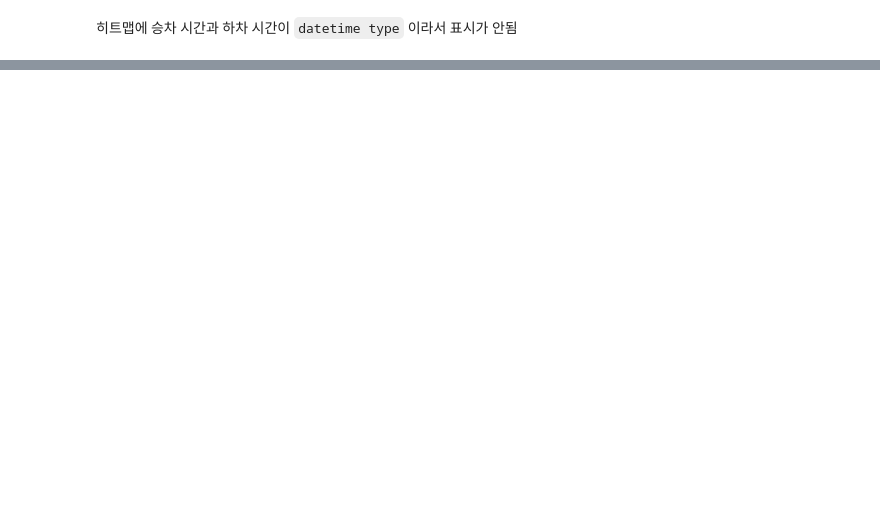
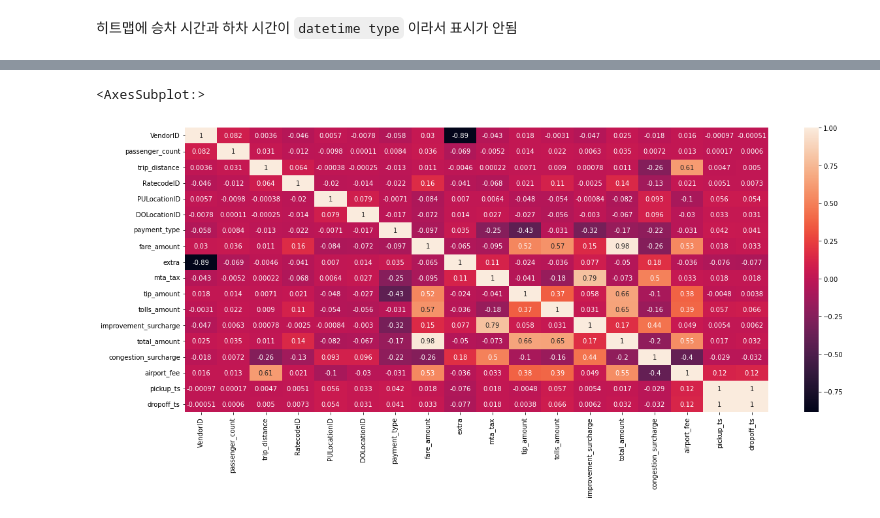
Before and after one commit to 99mini/pyDataTest, a Jupyter notebook: taxi_data_ana.ipynb, the cells around one changed output, grey strips where cells are left out. Saved outputs shown, nothing was run; the diff lists cells and outputs as text; code cells hidden in the pictures; blank space fills up the shorter version.

Commit message:
add timestamp

```diff
--- a/taxi_data_ana.ipynb
+++ b/taxi_data_ana.ipynb
@@ -185,0 +280,5 @@ sns.heatmap(df.corr(), annot = True)
+# %%
+import numpy as np
+
+df['pickup_ts'] = df.tpep_pickup_datetime.values.astype(np.int64) // 10 ** 9
+df['dropoff_ts'] = df.tpep_dropoff_datetime.values.astype(np.int64) // 10 ** 9
@@ -185,0 +301,4 @@ sns.heatmap(df.corr(), annot = True)
+# %%
+base_time_elemnet = datetime.strptime('2022-01-01', '%Y-%m-%d')
+base_time_ts = int(datetime.timestamp(base_time_elemnet))
+print(base_time_ts)
@@ -185,0 +307,3 @@ sns.heatmap(df.corr(), annot = True)
+# %%
+df['pickup_ts'] = df['pickup_ts'].apply(lambda x: x - base_time_ts)
+df['dropoff_ts'] = df['dropoff_ts'].apply(lambda x: x - base_time_ts)
@@ -185,0 +326,6 @@ sns.heatmap(df.corr(), annot = True)
+# %%
+plt.figure(figsize = (20,8))
+sns.heatmap(df.corr(), annot = True)
+# %% [output]
+<AxesSubplot:>
+[figure, added]
```
Also changed, not shown: parts of 17 cells of this notebook.
